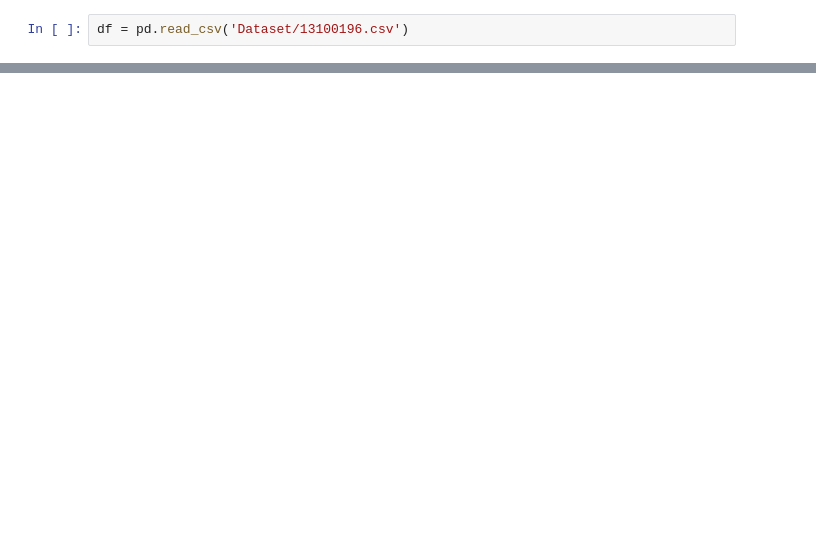
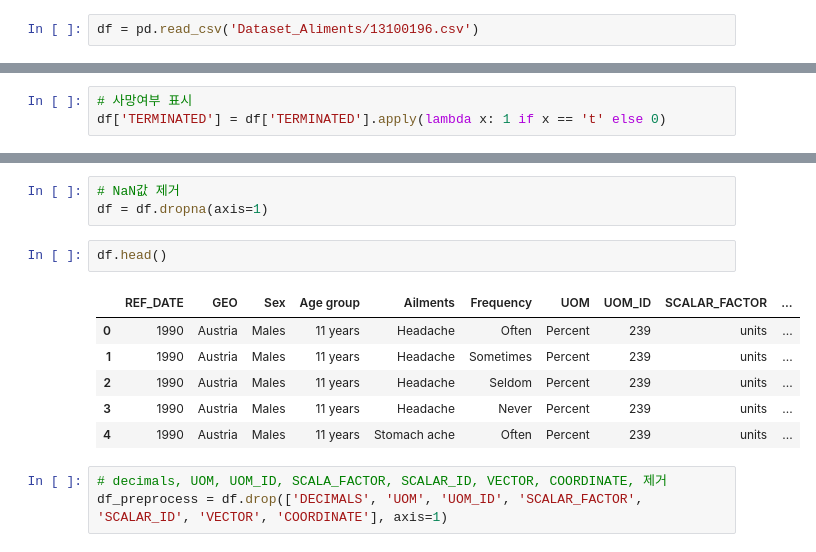
Before and after one commit to taemmini/2023_Fall_HUFS_ML_Project_7, a Jupyter notebook: Aliments_Preprocessing.ipynb, the cells around one changed output, grey strips where cells are left out. Drawn from its saved outputs; the diff is of its cells as text; blank space fills up the shorter version.

Commit message:
Preprocessing Ailments

```diff
--- a/Aliments_Preprocessing.ipynb
+++ b/Aliments_Preprocessing.ipynb
@@ -4,5 +3,5 @@ import matplotlib.pyplot as plt
 # %%
-df = pd.read_csv('Dataset/13100196.csv')
+df = pd.read_csv('Dataset_Aliments/13100196.csv')
 # %%
 df.head()
 # %% [output]
@@ -43,0 +14,3 @@ df.GEO.value_counts().plot(kind='barh')
+# %%
+# 사망여부 표시
+df['TERMINATED'] = df['TERMINATED'].apply(lambda x: 1 if x == 't' else 0)
@@ -43,0 +26,15 @@ df.GEO.value_counts().plot(kind='barh')
+# %%
+# NaN값 제거
+df = df.dropna(axis=1)
+# %%
+df.head()
+# %% [output]
+|  | REF_DATE | GEO | Sex | Age group | Ailments | Frequency | UOM | UOM_ID | SCALAR_FACTOR | ... |
+| 0 | 1990 | Austria | Males | 11 years | Headache | Often | Percent | 239 | units | ... |
+| 1 | 1990 | Austria | Males | 11 years | Headache | Sometimes | Percent | 239 | units | ... |
+| 2 | 1990 | Austria | Males | 11 years | Headache | Seldom | Percent | 239 | units | ... |
+| 3 | 1990 | Austria | Males | 11 years | Headache | Never | Percent | 239 | units | ... |
+| 4 | 1990 | Austria | Males | 11 years | Stomach ache | Often | Percent | 239 | units | ... |
+# %%
+# decimals, UOM, UOM_ID, SCALA_FACTOR, SCALAR_ID, VECTOR, COORDINATE, 제거
+df_preprocess = df.drop(['DECIMALS', 'UOM', 'UOM_ID', 'SCALAR_FACTOR', 'SCALAR_ID', 'VECTOR', 'COORDINATE'], axis=1)
```
Also changed, not shown: parts of 25 cells of this notebook, 13 other files.
